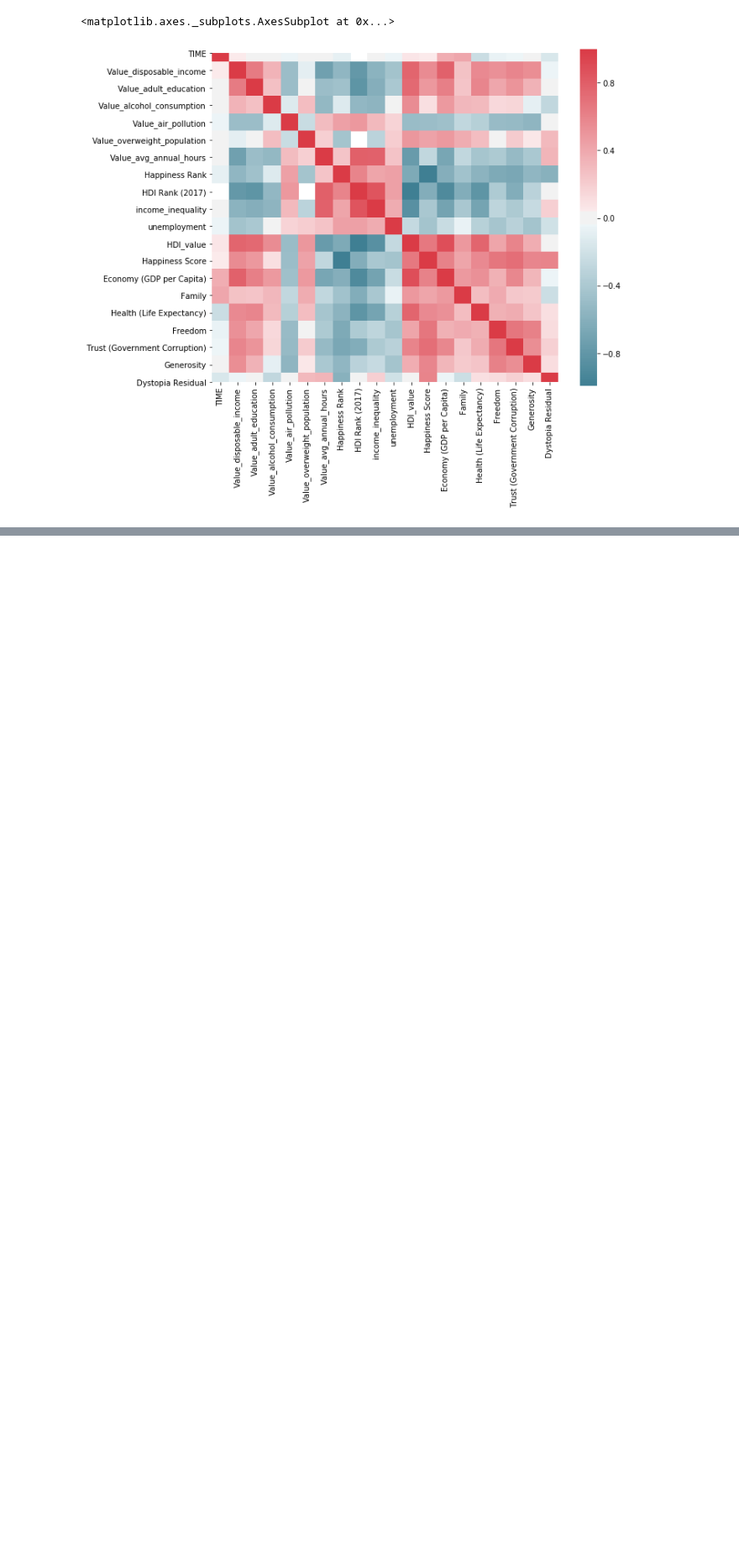
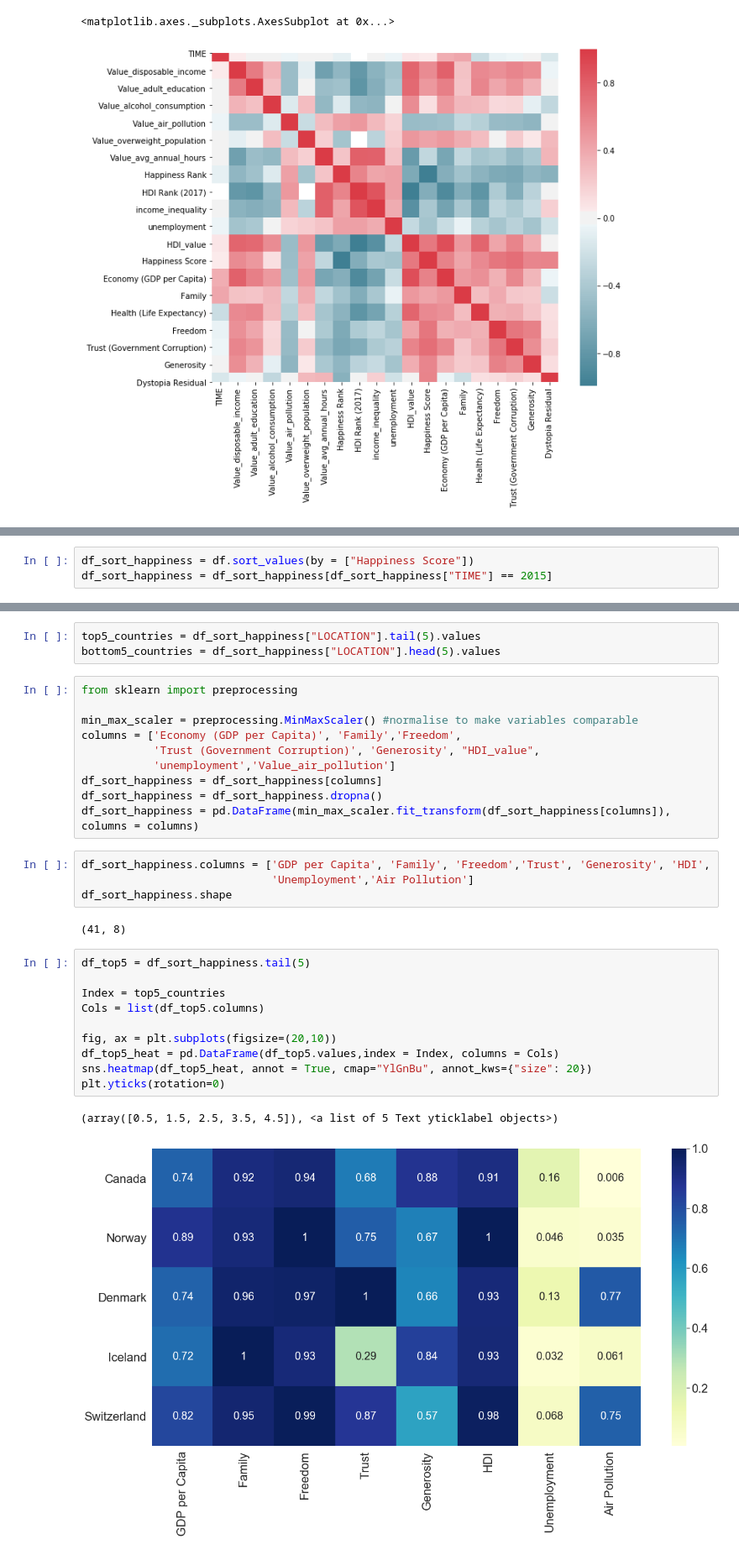
Before and after one commit to YiranJing/Health_and_Happiness_Study, a Jupyter notebook: notebook/Stage_2_Data_Analysis_and_Models.ipynb, the cells around one changed output, grey strips where cells are left out. Shown at 84% size. Saved outputs shown, nothing was run; the diff lists cells and outputs as text; blank space fills up the shorter version.

```diff
--- a/notebook/Stage_2_Data_Analysis_and_Models.ipynb
+++ b/notebook/Stage_2_Data_Analysis_and_Models.ipynb
@@ -207,0 +249,3 @@ sns.heatmap(corr, mask=np.zeros_like(corr, dtype=np.bool), cmap=sns.diverging_pa
+# %%
+df_sort_happiness = df.sort_values(by = ["Happiness Score"])
+df_sort_happiness = df_sort_happiness[df_sort_happiness["TIME"] == 2015]
@@ -207,0 +270,32 @@ sns.heatmap(corr, mask=np.zeros_like(corr, dtype=np.bool), cmap=sns.diverging_pa
+# %%
+top5_countries = df_sort_happiness["LOCATION"].tail(5).values
+bottom5_countries = df_sort_happiness["LOCATION"].head(5).values
+# %%
+from sklearn import preprocessing
+
+min_max_scaler = preprocessing.MinMaxScaler() #normalise to make variables comparable
+columns = ['Economy (GDP per Capita)', 'Family','Freedom',
+           'Trust (Government Corruption)', 'Generosity', "HDI_value",
+           'unemployment','Value_air_pollution']
+df_sort_happiness = df_sort_happiness[columns]
+df_sort_happiness = df_sort_happiness.dropna()
+df_sort_happiness = pd.DataFrame(min_max_scaler.fit_transform(df_sort_happiness[columns]), columns = columns)
+# %%
+df_sort_happiness.columns = ['GDP per Capita', 'Family', 'Freedom','Trust', 'Generosity', 'HDI',
+                             'Unemployment','Air Pollution']
+df_sort_happiness.shape
+# %% [output]
+(41, 8)
+# %%
+df_top5 = df_sort_happiness.tail(5)
+
+Index = top5_countries
+Cols = list(df_top5.columns)
+
+fig, ax = plt.subplots(figsize=(20,10))
+df_top5_heat = pd.DataFrame(df_top5.values,index = Index, columns = Cols)
+sns.heatmap(df_top5_heat, annot = True, cmap="YlGnBu", annot_kws={"size": 20})
+plt.yticks(rotation=0)
+# %% [output]
+(array([0.5, 1.5, 2.5, 3.5, 4.5]), <a list of 5 Text yticklabel objects>)
+[figure, added]
```
Also changed, not shown: parts of 36 cells of this notebook.
